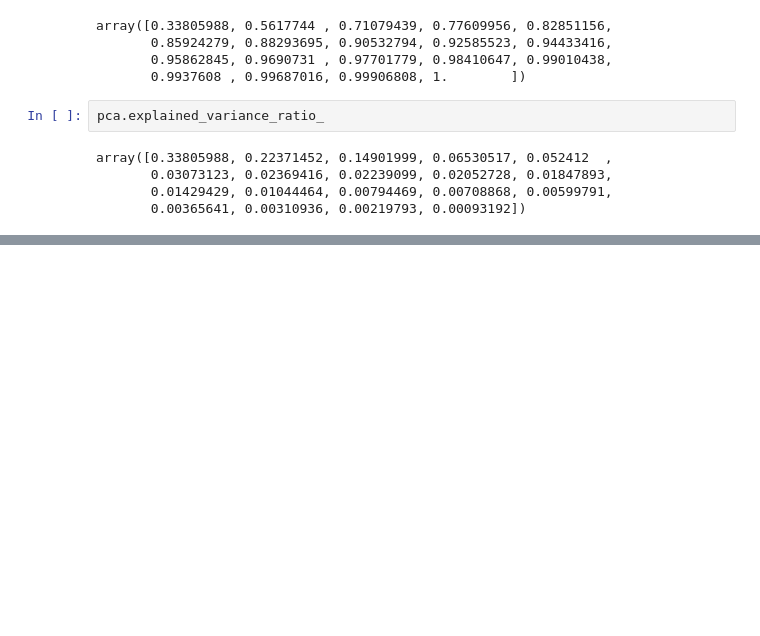
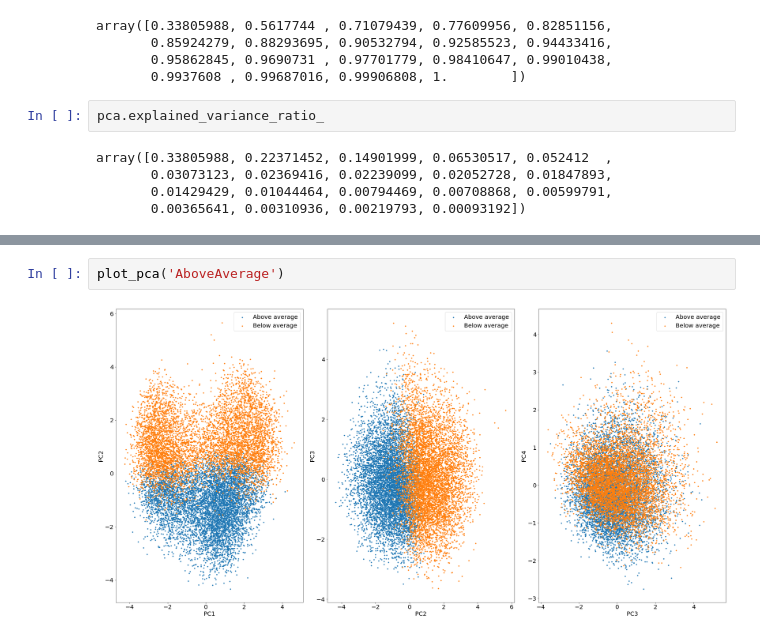
Before and after one commit to pdarulewski/intro_machine_learning_and_data_mining, a Jupyter notebook: project_1/project_1.ipynb, the cells around one changed output, grey strips where cells are left out. Cells and saved outputs as stored; diff of their text form; blank space fills up the shorter version.

```diff
--- a/project_1/project_1.ipynb
+++ b/project_1/project_1.ipynb
@@ -182,0 +304,4 @@ array([[ 1.01059241e-01,  3.57501451e-04, -3.69855679e-03,
+# %%
+plot_pca('AboveAverage')
+# %% [output]
+[figure, added]
```
Also changed, not shown: parts of 16 cells of this notebook.
